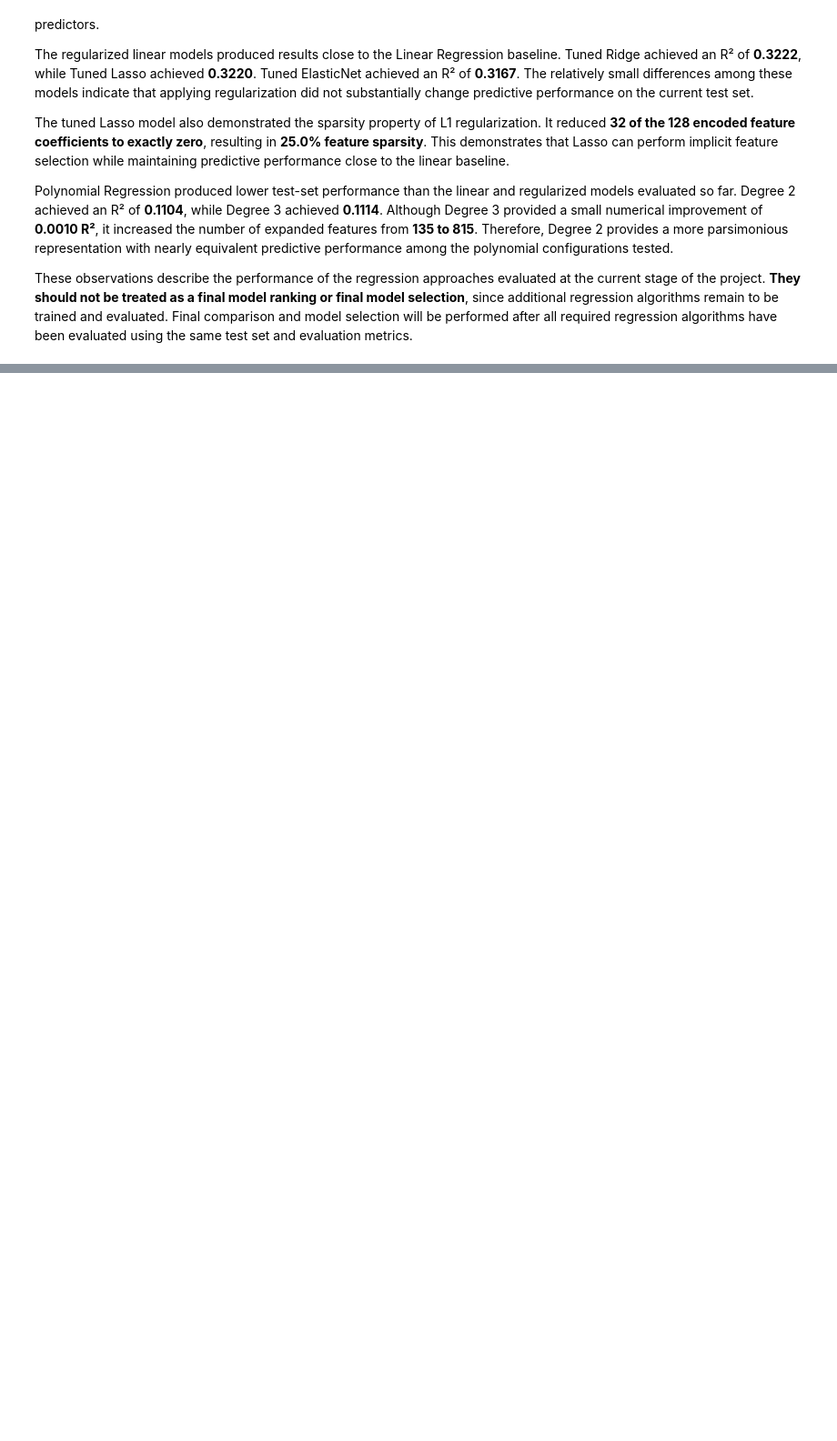
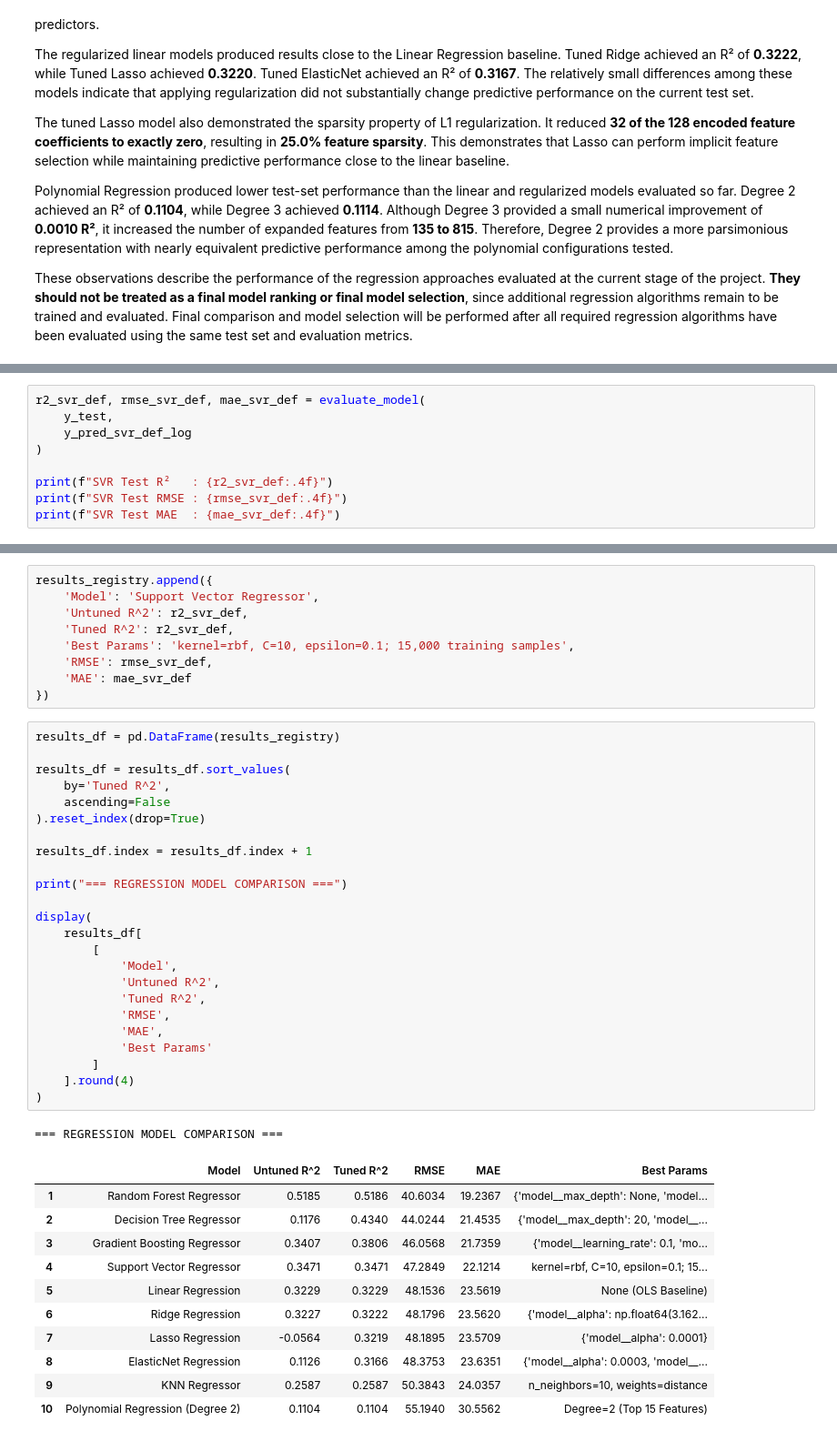
Before and after one commit to HarshaGaduputi/Machine-Learning-Case-Study, a Jupyter notebook: CaseStudy.ipynb, the cells around one changed output, grey strips where cells are left out. Shown at 91% size. Cells and saved outputs as stored; diff of their text form; blank space fills up the shorter version.

Commit message:
Added regression algorithms 6 to 10

```diff
--- a/CaseStudy.ipynb
+++ b/CaseStudy.ipynb
@@ -1524,0 +1896,9 @@ These observations describe the performance of the regression approaches evaluat
+# %%
+r2_svr_def, rmse_svr_def, mae_svr_def = evaluate_model(
+    y_test,
+    y_pred_svr_def_log
+)
+
+print(f"SVR Test R²   : {r2_svr_def:.4f}")
+print(f"SVR Test RMSE : {rmse_svr_def:.4f}")
+print(f"SVR Test MAE  : {mae_svr_def:.4f}")
@@ -1524,0 +1948,46 @@ These observations describe the performance of the regression approaches evaluat
+# %%
+results_registry.append({
+    'Model': 'Support Vector Regressor',
+    'Untuned R^2': r2_svr_def,
+    'Tuned R^2': r2_svr_def,
+    'Best Params': 'kernel=rbf, C=10, epsilon=0.1; 15,000 training samples',
+    'RMSE': rmse_svr_def,
+    'MAE': mae_svr_def
+})
+# %%
+results_df = pd.DataFrame(results_registry)
+
+results_df = results_df.sort_values(
+    by='Tuned R^2',
+    ascending=False
+).reset_index(drop=True)
+
+results_df.index = results_df.index + 1
+
+print("=== REGRESSION MODEL COMPARISON ===")
+
+display(
+    results_df[
+        [
+            'Model',
+            'Untuned R^2',
+            'Tuned R^2',
+            'RMSE',
+            'MAE',
+            'Best Params'
+        ]
+    ].round(4)
+)
+# %% [output]
+=== REGRESSION MODEL COMPARISON ===
+|  | Model | Untuned R^2 | Tuned R^2 | RMSE | MAE | Best Params |
+| 1 | Random Forest Regressor | 0.5185 | 0.5186 | 40.6034 | 19.2367 | {'model__max_depth': None, 'model... |
+| 2 | Decision Tree Regressor | 0.1176 | 0.4340 | 44.0244 | 21.4535 | {'model__max_depth': 20, 'model__... |
+| 3 | Gradient Boosting Regressor | 0.3407 | 0.3806 | 46.0568 | 21.7359 | {'model__learning_rate': 0.1, 'mo... |
+| 4 | Support Vector Regressor | 0.3471 | 0.3471 | 47.2849 | 22.1214 | kernel=rbf, C=10, epsilon=0.1; 15... |
+| 5 | Linear Regression | 0.3229 | 0.3229 | 48.1536 | 23.5619 | None (OLS Baseline) |
+| 6 | Ridge Regression | 0.3227 | 0.3222 | 48.1796 | 23.5620 | {'model__alpha': np.float64(3.162... |
+| 7 | Lasso Regression | -0.0564 | 0.3219 | 48.1895 | 23.5709 | {'model__alpha': 0.0001} |
+| 8 | ElasticNet Regression | 0.1126 | 0.3166 | 48.3753 | 23.6351 | {'model__alpha': 0.0003, 'model__... |
+| 9 | KNN Regressor | 0.2587 | 0.2587 | 50.3843 | 24.0357 | n_neighbors=10, weights=distance |
+| 10 | Polynomial Regression (Degree 2) | 0.1104 | 0.1104 | 55.1940 | 30.5562 | Degree=2 (Top 15 Features) |
```
Also changed, not shown: parts of 24 cells of this notebook.
